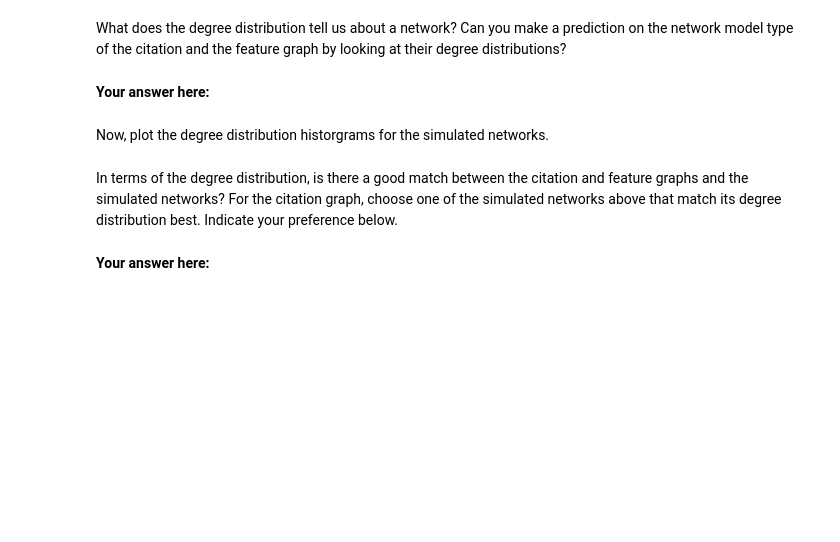
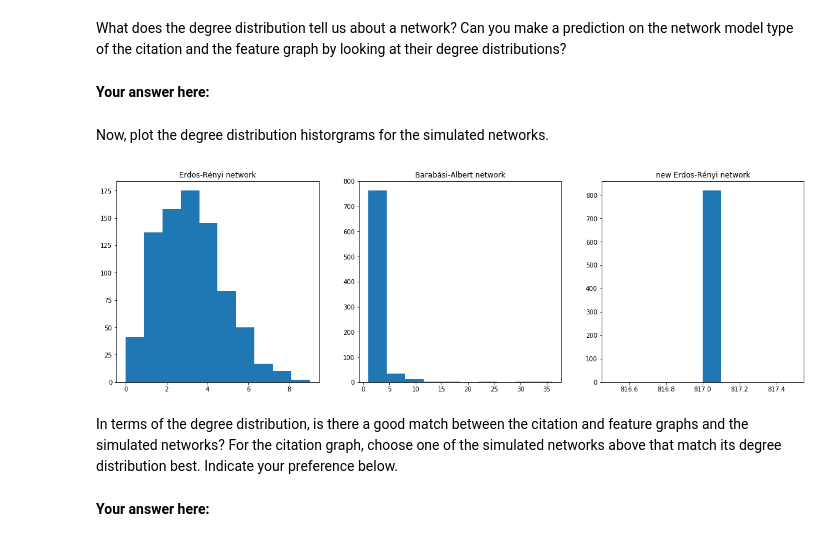
Before and after one commit to aaag97/ntds-projects, a Jupyter notebook: 1_network_science_merge.ipynb, the cells around one changed output. Saved outputs shown, nothing was run; the diff lists cells and outputs as text; code cells hidden in the pictures; blank space fills up the shorter version.

```diff
--- a/1_network_science_merge.ipynb
+++ b/1_network_science_merge.ipynb
@@ -586,14 +590,16 @@ Now, plot the degree distribution historgrams for the simulated networks.
 # %%
 fig, axes = plt.subplots(1, 3, figsize=(20, 6))
 axes[0].set_title('Erdos-Rényi network')
-er_degrees = # Your code here.
+er_degrees = [d for (i,d) in G_er.degree()]
 axes[0].hist(er_degrees);
 axes[1].set_title('Barabási-Albert network')
-ba_degrees = # Your code here.
+ba_degrees = [d for (i,d) in G_ba.degree()]
 axes[1].hist(ba_degrees);
 axes[2].set_title('new Erdos-Rényi network')
-er_new_degrees = # Your code here.
+er_new_degrees = [d for (i,d) in G_er_new.degree()]
 axes[2].hist(er_new_degrees);
+# %% [output]
+[figure, added]
 # %% [markdown]
 In terms of the degree distribution, is there a good match between the citation and feature graphs and the simulated networks?
 For the citation graph, choose one of the simulated networks above that match its degree distribution best. Indicate your preference below.
```
Also changed, not shown: parts of 6 cells of this notebook.
